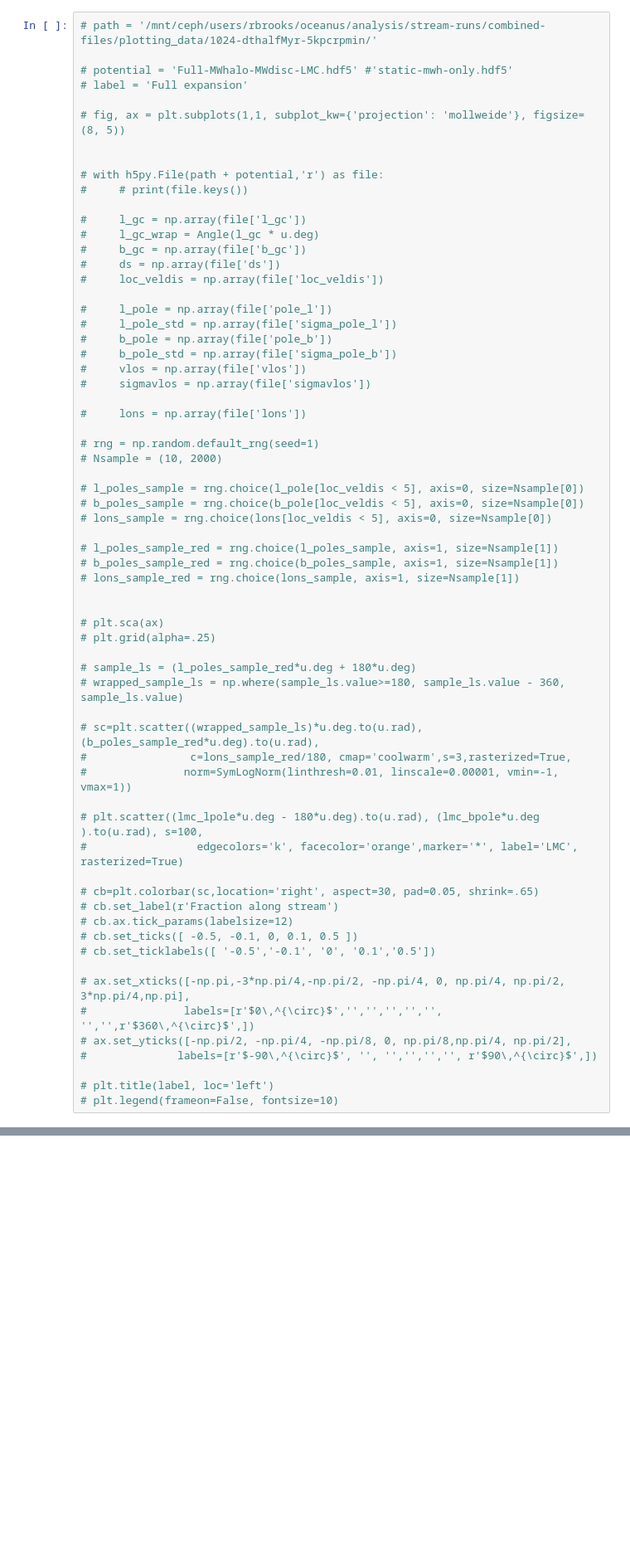
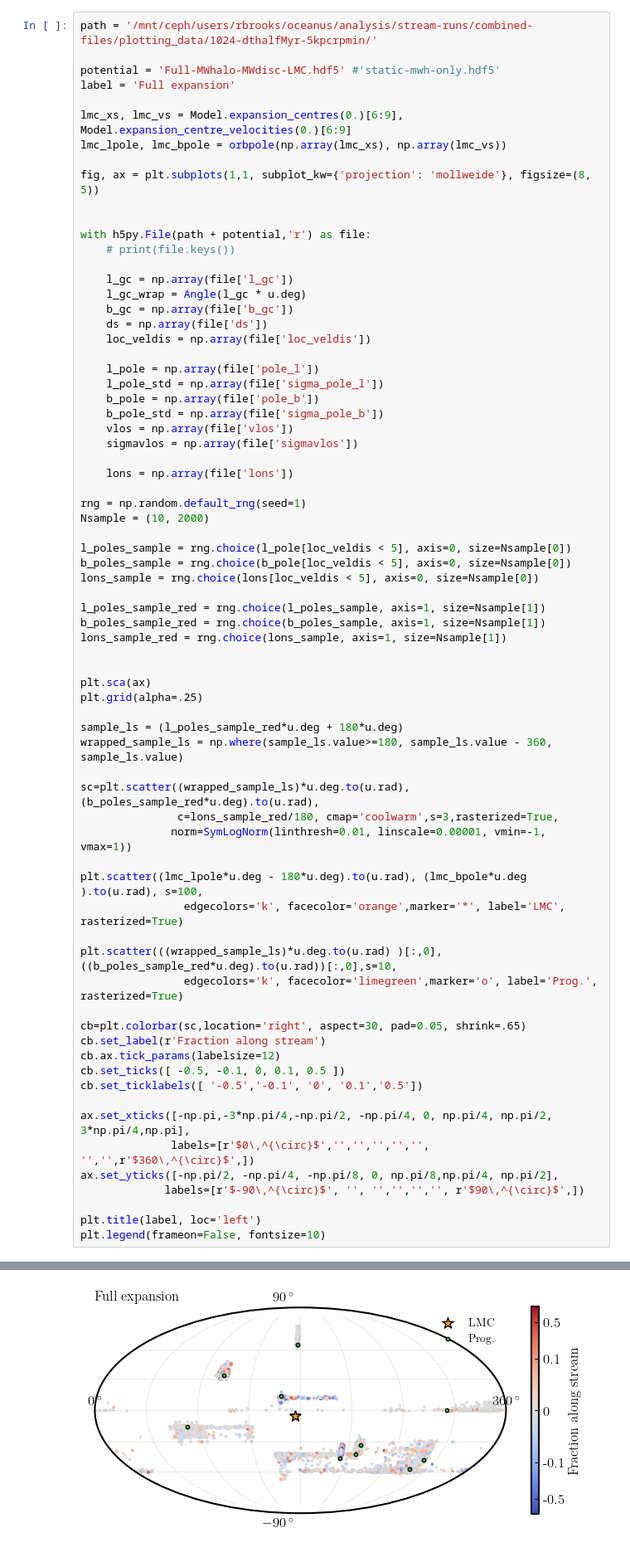
Before and after one commit to dc-broo3/oceanus, a Jupyter notebook: analysis/mollewideplots.ipynb, the cells around one changed output, grey strips where cells are left out. Shown at 83% size. Cells and saved outputs as stored; diff of their text form; blank space fills up the shorter version.

```diff
--- a/analysis/mollewideplots.ipynb
+++ b/analysis/mollewideplots.ipynb
@@ -138,65 +161,72 @@ mollewide_poles(path, potentials, labels, 'mollewide_poles', True)
 # %%
-# path = '/mnt/ceph/users/rbrooks/oceanus/analysis/stream-runs/combined-files/plotting_data/1024-dthalfMyr-5kpcrpmin/'
+path = '/mnt/ceph/users/rbrooks/oceanus/analysis/stream-runs/combined-files/plotting_data/1024-dthalfMyr-5kpcrpmin/'
 
-# potential = 'Full-MWhalo-MWdisc-LMC.hdf5' #'static-mwh-only.hdf5'
-# label = 'Full expansion'
+potential = 'Full-MWhalo-MWdisc-LMC.hdf5' #'static-mwh-only.hdf5'
+label = 'Full expansion'
 
-# fig, ax = plt.subplots(1,1, subplot_kw={'projection': 'mollweide'}, figsize=(8, 5))
+lmc_xs, lmc_vs = Model.expansion_centres(0.)[6:9], Model.expansion_centre_velocities(0.)[6:9]
+lmc_lpole, lmc_bpole = orbpole(np.array(lmc_xs), np.array(lmc_vs))
+
+fig, ax = plt.subplots(1,1, subplot_kw={'projection': 'mollweide'}, figsize=(8, 5))
 
 
-# with h5py.File(path + potential,'r') as file:
-#     # print(file.keys())
+with h5py.File(path + potential,'r') as file:
+    # print(file.keys())
 
-#     l_gc = np.array(file['l_gc'])
-#     l_gc_wrap = Angle(l_gc * u.deg)
-#     b_gc = np.array(file['b_gc'])
-#     ds = np.array(file['ds'])
-#     loc_veldis = np.array(file['loc_veldis'])
+    l_gc = np.array(file['l_gc'])
+    l_gc_wrap = Angle(l_gc * u.deg)
+    b_gc = np.array(file['b_gc'])
+    ds = np.array(file['ds'])
+    loc_veldis = np.array(file['loc_veldis'])
 
-#     l_pole = np.array(file['pole_l'])
-#     l_pole_std = np.array(file['sigma_pole_l'])
-#     b_pole = np.array(file['pole_b'])
-#     b_pole_std = np.array(file['sigma_pole_b'])
-#     vlos = np.array(file['vlos'])
-#     sigmavlos = np.array(file['sigmavlos'])
+    l_pole = np.array(file['pole_l'])
+    l_pole_std = np.array(file['sigma_pole_l'])
+    b_pole = np.array(file['pole_b'])
+    b_pole_std = np.array(file['sigma_pole_b'])
+    vlos = np.array(file['vlos'])
+    sigmavlos = np.array(file['sigmavlos'])
 
-#     lons = np.array(file['lons'])
+    lons = np.array(file['lons'])
 
-# rng = np.random.default_rng(seed=1)
-# Nsample = (10, 2000)
+rng = np.random.default_rng(seed=1)
+Nsample = (10, 2000)
 
-# l_poles_sample = rng.choice(l_pole[loc_veldis < 5], axis=0, size=Nsample[0])
-# b_poles_sample = rng.choice(b_pole[loc_veldis < 5], axis=0, size=Nsample[0])
-# lons_sample = rng.choice(lons[loc_veldis < 5], axis=0, size=Nsample[0])
+l_poles_sample = rng.choice(l_pole[loc_veldis < 5], axis=0, size=Nsample[0])
+b_poles_sample = rng.choice(b_pole[loc_veldis < 5], axis=0, size=Nsample[0])
+lons_sample = rng.choice(lons[loc_veldis < 5], axis=0, size=Nsample[0])
 
-# l_poles_sample_red = rng.choice(l_poles_sample, axis=1, size=Nsample[1])
-# b_poles_sample_red = rng.choice(b_poles_sample, axis=1, size=Nsample[1])
-# lons_sample_red = rng.choice(lons_sample, axis=1, size=Nsample[1])
+l_poles_sample_red = rng.choice(l_poles_sample, axis=1, size=Nsample[1])
+b_poles_sample_red = rng.choice(b_poles_sample, axis=1, size=Nsample[1])
+lons_sample_red = rng.choice(lons_sample, axis=1, size=Nsample[1])
 
 
-# plt.sca(ax)
-# plt.grid(alpha=.25)
+plt.sca(ax)
+plt.grid(alpha=.25)
 
-# sample_ls = (l_poles_sample_red*u.deg + 180*u.deg)
-# wrapped_sample_ls = np.where(sample_ls.value>=180, sample_ls.value - 360, sample_ls.value)
+sample_ls = (l_poles_sample_red*u.deg + 180*u.deg)
+wrapped_sample_ls = np.where(sample_ls.value>=180, sample_ls.value - 360, sample_ls.value)
 
-# sc=plt.scatter((wrapped_sample_ls)*u.deg.to(u.rad), (b_poles_sample_red*u.deg).to(u.rad),
-#                c=lons_sample_red/180, cmap='coolwarm',s=3,rasterized=True,
-#               norm=SymLogNorm(linthresh=0.01, linscale=0.00001, vmin=-1, vmax=1))
+sc=plt.scatter((wrapped_sample_ls)*u.deg.to(u.rad), (b_poles_sample_red*u.deg).to(u.rad),
+               c=lons_sample_red/180, cmap='coolwarm',s=3,rasterized=True,
+              norm=SymLogNorm(linthresh=0.01, linscale=0.00001, vmin=-1, vmax=1))
 
-# plt.scatter((lmc_lpole*u.deg - 180*u.deg).to(u.rad), (lmc_bpole*u.deg ).to(u.rad), s=100,
-#                 edgecolors='k', facecolor='orange',marker='*', label='LMC', rasterized=True)
+plt.scatter((lmc_lpole*u.deg - 180*u.deg).to(u.rad), (lmc_bpole*u.deg ).to(u.rad), s=100,
+                edgecolors='k', facecolor='orange',marker='*', label='LMC', rasterized=True)
 
-# cb=plt.colorbar(sc,location='right', aspect=30, pad=0.05, shrink=.65)
-# cb.set_label(r'Fraction along stream')
-# cb.ax.tick_params(labelsize=12)
-# cb.set_ticks([ -0.5, -0.1, 0, 0.1, 0.5 ])
-# cb.set_ticklabels([ '-0.5','-0.1', '0', '0.1','0.5'])
+plt.scatter(((wrapped_sample_ls)*u.deg.to(u.rad) )[:,0], ((b_poles_sample_red*u.deg).to(u.rad))[:,0],s=10,
+                edgecolors='k', facecolor='limegreen',marker='o', label='Prog.', rasterized=True)
 
-# ax.set_xticks([-np.pi,-3*np.pi/4,-np.pi/2, -np.pi/4, 0, np.pi/4, np.pi/2, 3*np.pi/4,np.pi],
-#               labels=[r'$0\,^{\circ}$','','','','','', '','',r'$360\,^{\circ}$',])
-# ax.set_yticks([-np.pi/2, -np.pi/4, -np.pi/8, 0, np.pi/8,np.pi/4, np.pi/2],
-#              labels=[r'$-90\,^{\circ}$', '', '','','','', r'$90\,^{\circ}$',])
+cb=plt.colorbar(sc,location='right', aspect=30, pad=0.05, shrink=.65)
+cb.set_label(r'Fraction along stream')
+cb.ax.tick_params(labelsize=12)
+cb.set_ticks([ -0.5, -0.1, 0, 0.1, 0.5 ])
+cb.set_ticklabels([ '-0.5','-0.1', '0', '0.1','0.5'])
 
-# plt.title(label, loc='left')
-# plt.legend(frameon=False, fontsize=10)
+ax.set_xticks([-np.pi,-3*np.pi/4,-np.pi/2, -np.pi/4, 0, np.pi/4, np.pi/2, 3*np.pi/4,np.pi],
+              labels=[r'$0\,^{\circ}$','','','','','', '','',r'$360\,^{\circ}$',])
+ax.set_yticks([-np.pi/2, -np.pi/4, -np.pi/8, 0, np.pi/8,np.pi/4, np.pi/2],
+             labels=[r'$-90\,^{\circ}$', '', '','','','', r'$90\,^{\circ}$',])
+
+plt.title(label, loc='left')
+plt.legend(frameon=False, fontsize=10)
+# %% [output]
@@ -202,0 +234 @@ mollewide_poles(path, potentials, labels, 'mollewide_poles', True)
+[figure, added]
```
Also changed, not shown: parts of 6 cells of this notebook.
